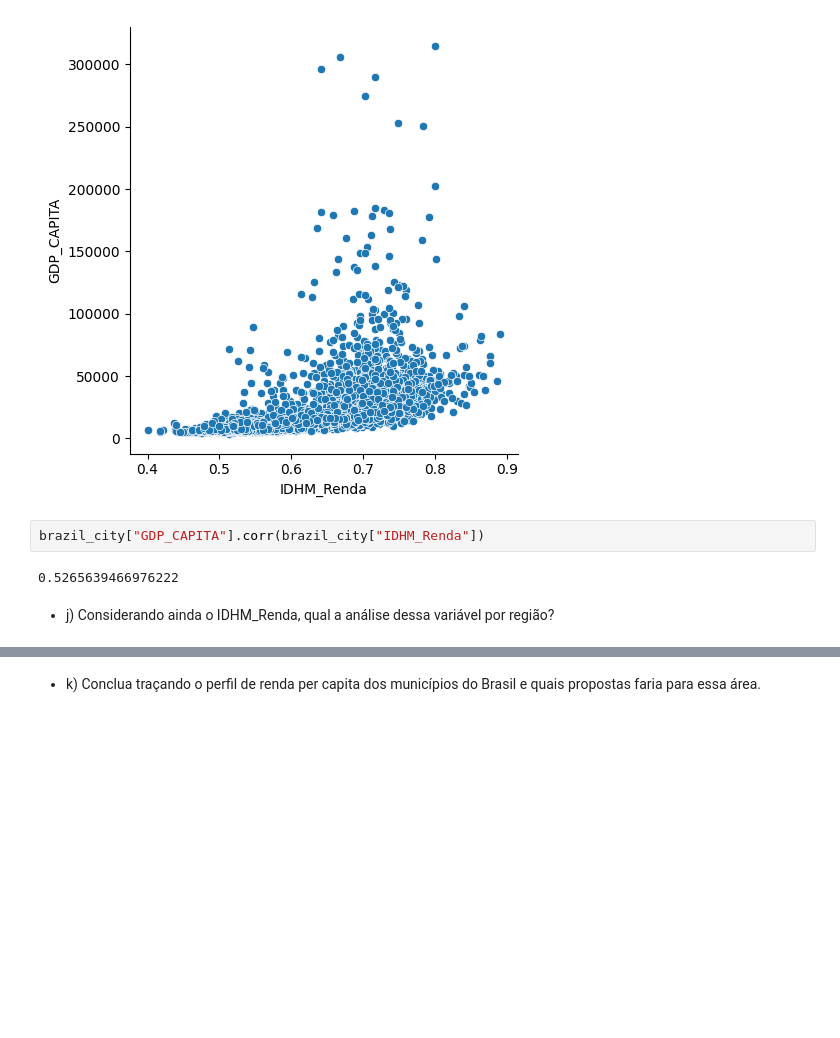
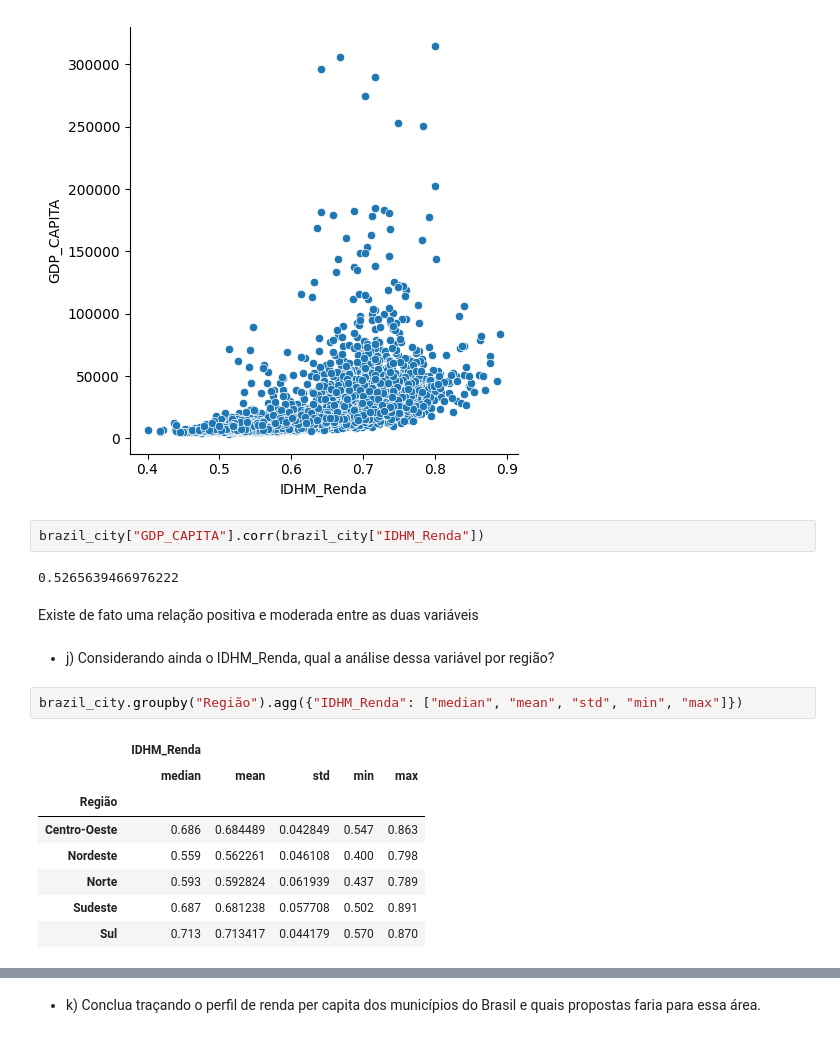
Before and after one commit to rocha-felipeferreira/curso_preditivaAI, a Jupyter notebook: m3_correlacao/analise.ipynb, the cells around one changed output, grey strips where cells are left out. Drawn from its saved outputs; the diff is of its cells as text; blank space fills up the shorter version.

```diff
--- a/m3_correlacao/analise.ipynb
+++ b/m3_correlacao/analise.ipynb
@@ -66,5 +70,18 @@ sns.relplot(y = brazil_city["GDP_CAPITA"], x = brazil_city["IDHM_Renda"])
 brazil_city["GDP_CAPITA"].corr(brazil_city["IDHM_Renda"])
 # %% [output]
 0.5265639466976222
+# %% [markdown]
+Existe de fato uma relação positiva e moderada entre as duas variáveis
 # %% [markdown]
 - j) Considerando ainda o IDHM_Renda, qual a análise dessa variável por região?
+# %%
+brazil_city.groupby("Região").agg({"IDHM_Renda": ["median", "mean", "std", "min", "max"]})
+# %% [output]
+|  | IDHM_Renda |  |  |  |  |
+|  | median | mean | std | min | max |
+| Região |  |  |  |  |  |
+| Centro-Oeste | 0.686 | 0.684489 | 0.042849 | 0.547 | 0.863 |
+| Nordeste | 0.559 | 0.562261 | 0.046108 | 0.400 | 0.798 |
+| Norte | 0.593 | 0.592824 | 0.061939 | 0.437 | 0.789 |
+| Sudeste | 0.687 | 0.681238 | 0.057708 | 0.502 | 0.891 |
+| Sul | 0.713 | 0.713417 | 0.044179 | 0.570 | 0.870 |
```
Also changed, not shown: parts of 7 cells of this notebook.
